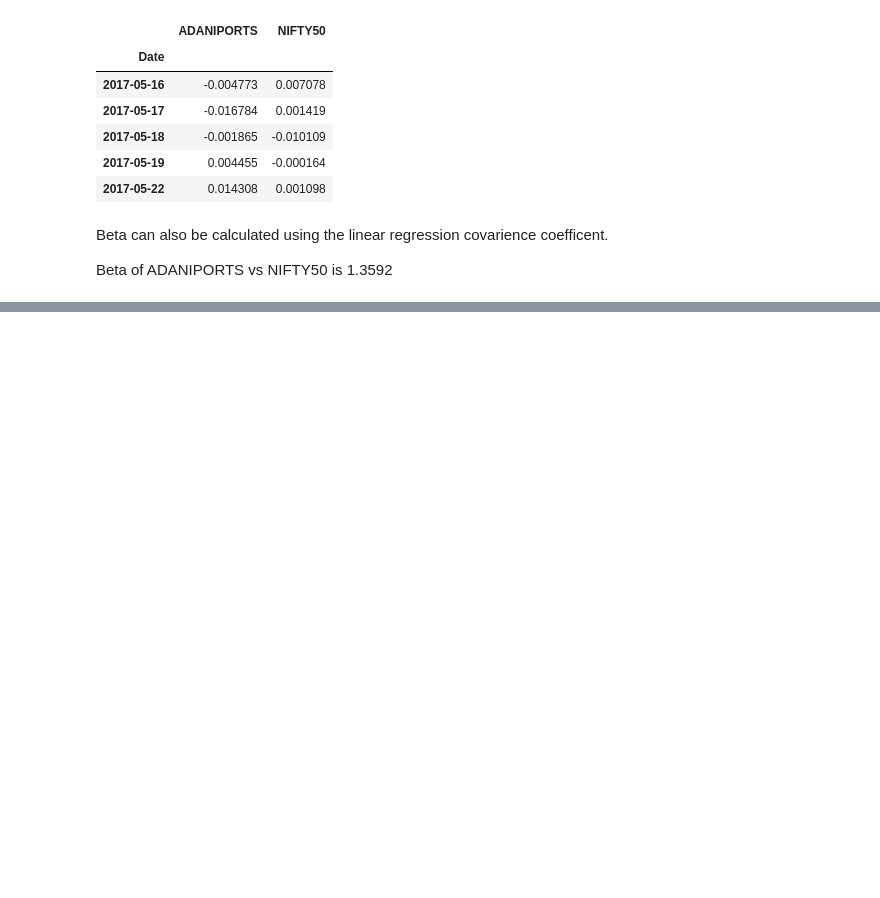
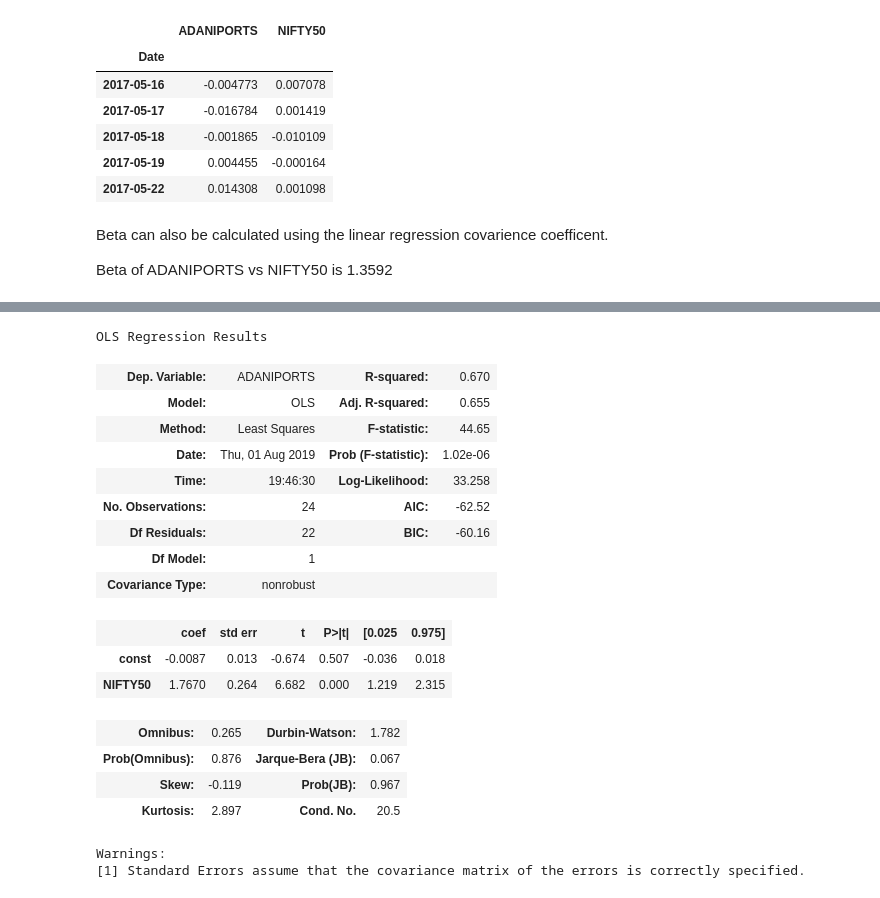
Before and after one commit to JamesMcGuigan/aspiration-ai-internship, a Jupyter notebook: python3/module_3/module_3.ipynb, the cells around one changed output, grey strips where cells are left out. Saved outputs shown, nothing was run; the diff lists cells and outputs as text; code cells hidden in the pictures; blank space fills up the shorter version.

```diff
--- a/python3/module_3/module_3.ipynb
+++ b/python3/module_3/module_3.ipynb
@@ -288,0 +316,4 @@ Warnings:
+# %%
+returns_monthly = pd.concat([ ADANIPORTS_monthly['Close Price'], NIFTY50_monthly['Close'] ], axis=1).pct_change().dropna()
+returns_monthly.columns = ['ADANIPORTS', 'NIFTY50']
+returns_monthly.head()
@@ -288,0 +328,27 @@ Warnings:
+# %%
+X  = returns_monthly['NIFTY50']
+Y  = returns_monthly['ADANIPORTS']
+X1 = sm.add_constant(X)
+
+model = OLS( Y, X1 )
+model.fit().summary()
+# %% [output]
+OLS Regression Results
+| Dep. Variable: | ADANIPORTS | R-squared: | 0.670 |
+| Model: | OLS | Adj. R-squared: | 0.655 |
+| Method: | Least Squares | F-statistic: | 44.65 |
+| Date: | Thu, 01 Aug 2019 | Prob (F-statistic): | 1.02e-06 |
+| Time: | 19:46:30 | Log-Likelihood: | 33.258 |
+| No. Observations: | 24 | AIC: | -62.52 |
+| Df Residuals: | 22 | BIC: | -60.16 |
+| Df Model: | 1 |  |  |
+| Covariance Type: | nonrobust |  |  |
+|  | coef | std err | t | P>|t| | [0.025 | 0.975] |
+| const | -0.0087 | 0.013 | -0.674 | 0.507 | -0.036 | 0.018 |
+| NIFTY50 | 1.7670 | 0.264 | 6.682 | 0.000 | 1.219 | 2.315 |
+| Omnibus: | 0.265 | Durbin-Watson: | 1.782 |
+| Prob(Omnibus): | 0.876 | Jarque-Bera (JB): | 0.067 |
+| Skew: | -0.119 | Prob(JB): | 0.967 |
+| Kurtosis: | 2.897 | Cond. No. | 20.5 |
+Warnings:
+[1] Standard Errors assume that the covariance matrix of the errors is correctly specified.
```
Also changed, not shown: parts of 7 cells of this notebook.
